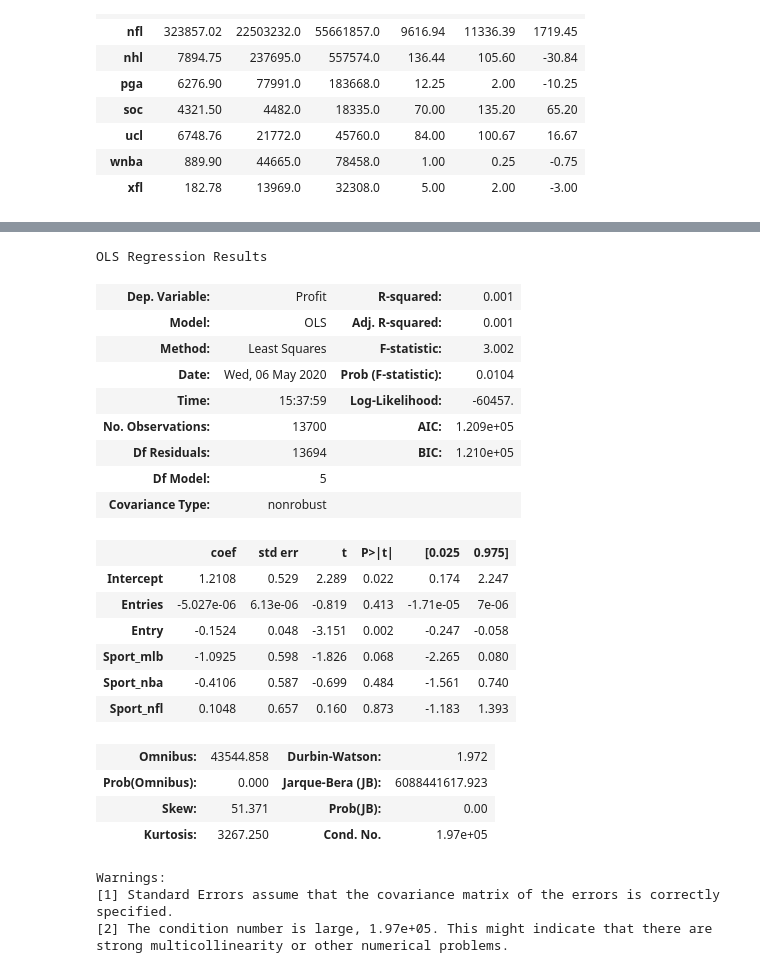
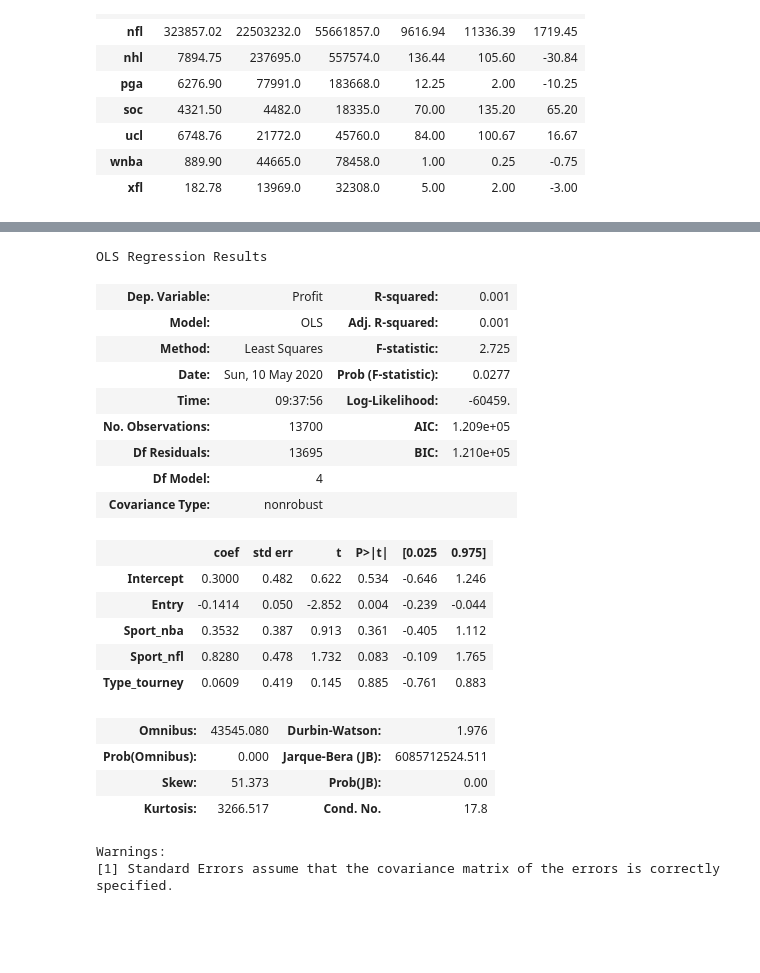
Before and after one commit to triolinho/verbose-octo-sniffle, a Jupyter notebook: fanduel_notebook.ipynb, the cells around one changed output, grey strips where cells are left out. Saved outputs shown, nothing was run; the diff lists cells and outputs as text; code cells hidden in the pictures; blank space fills up the shorter version.

```diff
--- a/fanduel_notebook.ipynb
+++ b/fanduel_notebook.ipynb
@@ -307,0 +312,2 @@ Name: Sport, dtype: int64
+# %%
+fd_df['Sport'] = ['other' if x in col_list3 else x for x in fd_df['Sport']]
@@ -329,3 +351,7 @@ fd_df = fd_df.drop(columns=['Title', 'Position'])
+# %%
+col_list2 = ['Date', 'Score', 'Entries', 'Entry', 'Winnings', 'Profit', 'Sport', 'Type']
+# %%
+fd_df = fd_df[col_list2]
 # %%
 fd_df.head()
 # %% [output]
@@ -339,5 +380,5 @@ fd_df.head()
 # %%
-fd_dummies = pd.get_dummies(fd_df)
+fd_dummies = pd.get_dummies(fd_df, drop_first=True)
 # %%
 fd_dummies.head()
 # %% [output]
@@ -380,32 +433,29 @@ fd_df_2.head()
 # %%
-fd_reg_simple = ols(formula= "Profit~Entries+Entry+Sport_mlb+Sport_nba+Sport_nfl", data=fd_df_2).fit()
+fd_reg_simple = ols(formula= "Profit~Entry+Sport_nba+Sport_nfl+Type_tourney", data=fd_df_2).fit()
 fd_reg_simple.summary()
 # %% [output]
 OLS Regression Results
 | Dep. Variable: | Profit | R-squared: | 0.001 |
 | Model: | OLS | Adj. R-squared: | 0.001 |
-| Method: | Least Squares | F-statistic: | 3.002 |
-| Date: | Wed, 06 May 2020 | Prob (F-statistic): | 0.0104 |
-| Time: | 15:37:59 | Log-Likelihood: | -60457. |
+| Method: | Least Squares | F-statistic: | 2.725 |
+| Date: | Sun, 10 May 2020 | Prob (F-statistic): | 0.0277 |
+| Time: | 09:37:56 | Log-Likelihood: | -60459. |
 | No. Observations: | 13700 | AIC: | 1.209e+05 |
-| Df Residuals: | 13694 | BIC: | 1.210e+05 |
-| Df Model: | 5 |  |  |
+| Df Residuals: | 13695 | BIC: | 1.210e+05 |
+| Df Model: | 4 |  |  |
 | Covariance Type: | nonrobust |  |  |
 |  | coef | std err | t | P>|t| | [0.025 | 0.975] |
-| Intercept | 1.2108 | 0.529 | 2.289 | 0.022 | 0.174 | 2.247 |
-| Entries | -5.027e-06 | 6.13e-06 | -0.819 | 0.413 | -1.71e-05 | 7e-06 |
-| Entry | -0.1524 | 0.048 | -3.151 | 0.002 | -0.247 | -0.058 |
-| Sport_mlb | -1.0925 | 0.598 | -1.826 | 0.068 | -2.265 | 0.080 |
-| Sport_nba | -0.4106 | 0.587 | -0.699 | 0.484 | -1.561 | 0.740 |
-| Sport_nfl | 0.1048 | 0.657 | 0.160 | 0.873 | -1.183 | 1.393 |
+| Intercept | 0.3000 | 0.482 | 0.622 | 0.534 | -0.646 | 1.246 |
+| Entry | -0.1414 | 0.050 | -2.852 | 0.004 | -0.239 | -0.044 |
+| Sport_nba | 0.3532 | 0.387 | 0.913 | 0.361 | -0.405 | 1.112 |
+| Sport_nfl | 0.8280 | 0.478 | 1.732 | 0.083 | -0.109 | 1.765 |
+| Type_tourney | 0.0609 | 0.419 | 0.145 | 0.885 | -0.761 | 0.883 |
-| Omnibus: | 43544.858 | Durbin-Watson: | 1.972 |
-| Prob(Omnibus): | 0.000 | Jarque-Bera (JB): | 6088441617.923 |
-| Skew: | 51.371 | Prob(JB): | 0.00 |
-| Kurtosis: | 3267.250 | Cond. No. | 1.97e+05 |
+| Omnibus: | 43545.080 | Durbin-Watson: | 1.976 |
+| Prob(Omnibus): | 0.000 | Jarque-Bera (JB): | 6085712524.511 |
+| Skew: | 51.373 | Prob(JB): | 0.00 |
+| Kurtosis: | 3266.517 | Cond. No. | 17.8 |
 Warnings:
 [1] Standard Errors assume that the covariance matrix of the errors is correctly specified.
-[2] The condition number is large, 1.97e+05. This might indicate that there are
-strong multicollinearity or other numerical problems.
 # %%
 ### from title column break down contests into different types
 # %%
```
Also changed, not shown: parts of 25 cells of this notebook, 1 other file.
